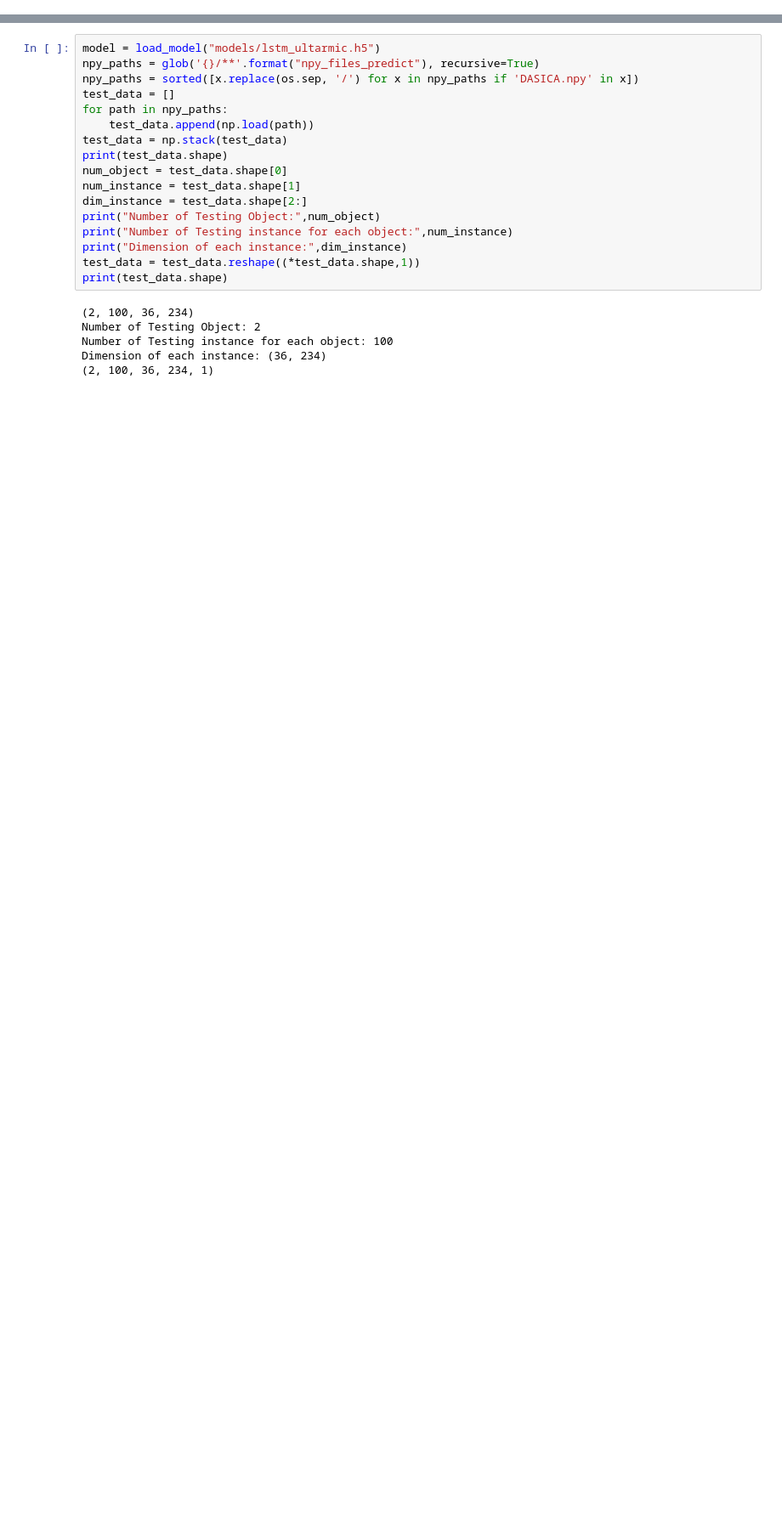
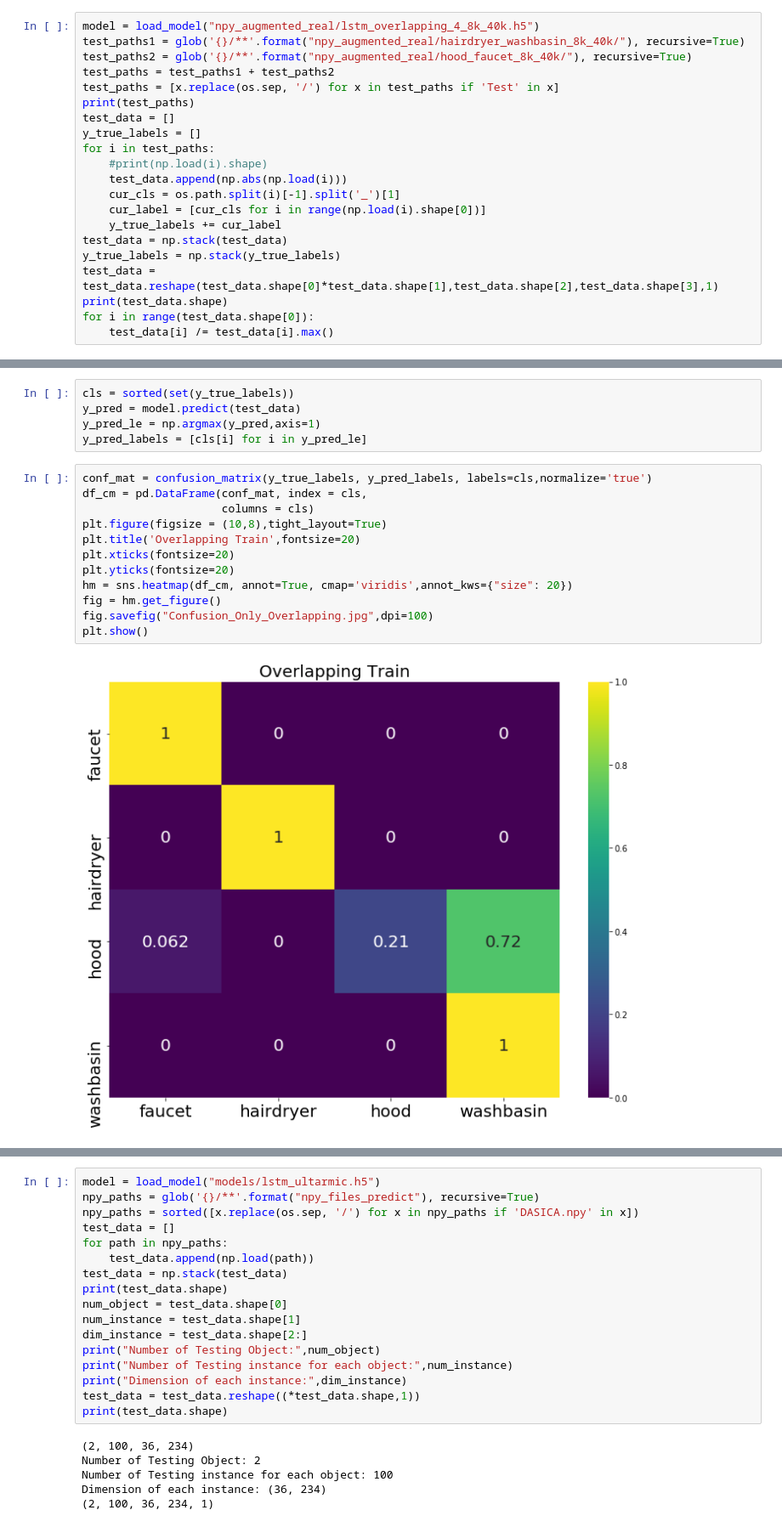
Before and after one commit to HCIMaker/Audio-Classification, a Jupyter notebook: ultramic_prediction.ipynb, the cells around one changed output, grey strips where cells are left out. Shown at 85% size. Saved outputs shown, nothing was run; the diff lists cells and outputs as text; blank space fills up the shorter version.

Commit message:
update complete ML code for training and prediction

```diff
--- a/ultramic_prediction.ipynb
+++ b/ultramic_prediction.ipynb
@@ -11,0 +19,21 @@ from tqdm import tqdm
+# %%
+model = load_model("npy_augmented_real/lstm_overlapping_4_8k_40k.h5")
+test_paths1 = glob('{}/**'.format("npy_augmented_real/hairdryer_washbasin_8k_40k/"), recursive=True)
+test_paths2 = glob('{}/**'.format("npy_augmented_real/hood_faucet_8k_40k/"), recursive=True)
+test_paths = test_paths1 + test_paths2
+test_paths = [x.replace(os.sep, '/') for x in test_paths if 'Test' in x]
+print(test_paths)
+test_data = []
+y_true_labels = []
+for i in test_paths:
+    #print(np.load(i).shape)
+    test_data.append(np.abs(np.load(i)))
+    cur_cls = os.path.split(i)[-1].split('_')[1]
+    cur_label = [cur_cls for i in range(np.load(i).shape[0])]
+    y_true_labels += cur_label
+test_data = np.stack(test_data)
+y_true_labels = np.stack(y_true_labels)
+test_data = test_data.reshape(test_data.shape[0]*test_data.shape[1],test_data.shape[2],test_data.shape[3],1)
+print(test_data.shape)
+for i in range(test_data.shape[0]):
+    test_data[i] /= test_data[i].max()
@@ -11,0 +43,19 @@ from tqdm import tqdm
+# %%
+cls = sorted(set(y_true_labels))
+y_pred = model.predict(test_data)
+y_pred_le = np.argmax(y_pred,axis=1)
+y_pred_labels = [cls[i] for i in y_pred_le]
+# %%
+conf_mat = confusion_matrix(y_true_labels, y_pred_labels, labels=cls,normalize='true')
+df_cm = pd.DataFrame(conf_mat, index = cls,
+                     columns = cls)
+plt.figure(figsize = (10,8),tight_layout=True)
+plt.title('Overlapping Train',fontsize=20)
+plt.xticks(fontsize=20)
+plt.yticks(fontsize=20)
+hm = sns.heatmap(df_cm, annot=True, cmap='viridis',annot_kws={"size": 20})
+fig = hm.get_figure()
+fig.savefig("Confusion_Only_Overlapping.jpg",dpi=100)
+plt.show()
+# %% [output]
+[figure, added]
```
Also changed, not shown: parts of 27 cells of this notebook, 47 other files.
